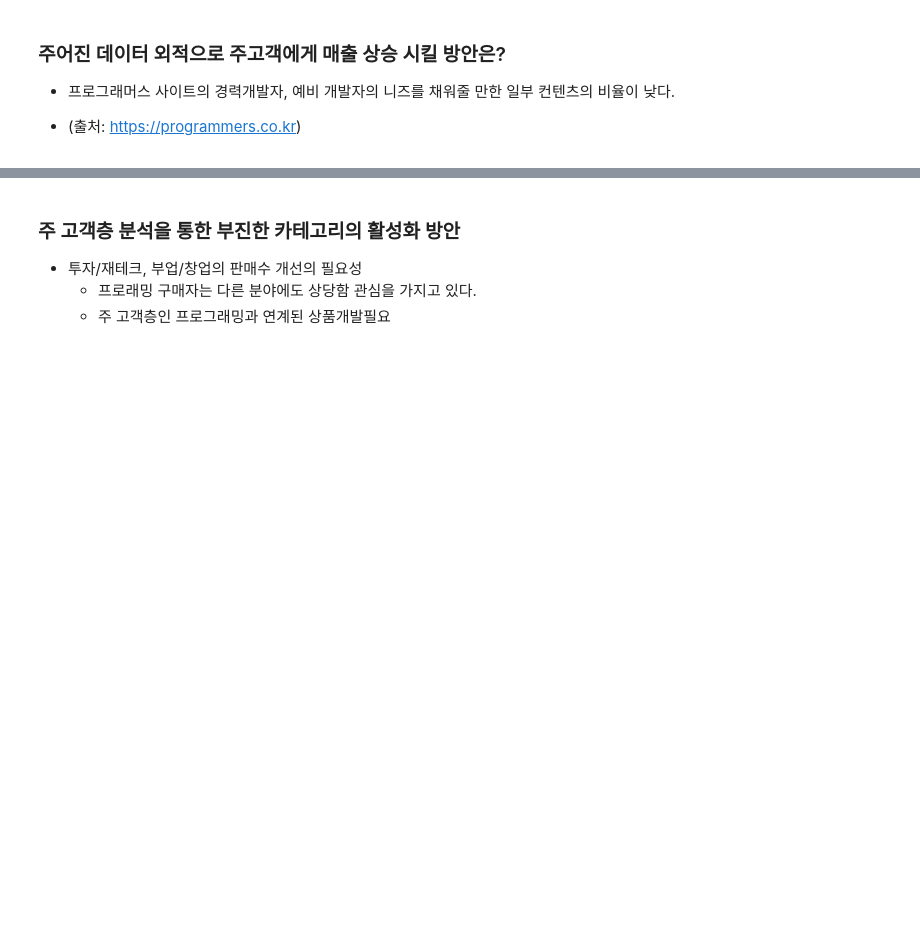
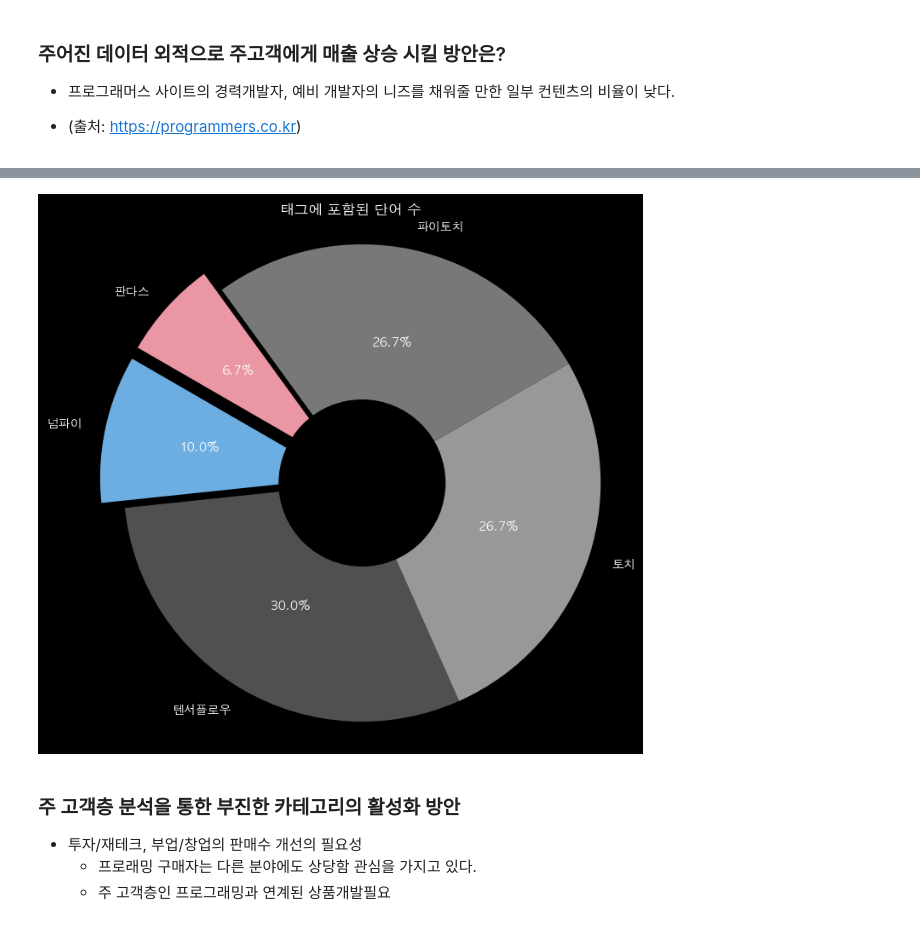
Before and after one commit to jasonheesanglee/YEAR_DREAM, a Jupyter notebook: FC_PJT/FC_PJT2.ipynb, the cells around one changed output, grey strips where cells are left out. Drawn from its saved outputs; the diff is of its cells as text; code cells hidden in the pictures; blank space fills up the shorter version.

```diff
--- a/FC_PJT/FC_PJT2.ipynb
+++ b/FC_PJT/FC_PJT2.ipynb
@@ -842,3 +1023,26 @@ plt.show()
+# %%
+categories = ['넘파이', '텐서플로우', '토치', '파이토치', '판다스']
+counts = [count_numpy, count_tensorflow, count_torch, count_pytorch, count_pandas]
+colors = ['#6DAEE2', '#505050', '#989898', '#787878', '#EA96A3']  # 각 항목의 색상 지정
+explode = [0.1 if count in sorted(counts)[:2] else 0 for count in counts]
+fig, ax = plt.subplots(figsize=(8, 8))
+ax.set_facecolor('black')
+fig.patch.set_facecolor('black')
+# 파이 차트 그리기
+wedges, texts, autotexts = ax.pie(counts, labels=categories, colors=colors, autopct='%1.1f%%', startangle=150, explode=explode)
+# 텍스트 색상 설정
+for text, autotext in zip(texts, autotexts):
+    text.set_color('white')
+    autotext.set_color('white')
+# 그래프에 제목 추가
+ax.set_title('태그에 포함된 단어 수', color='white')
+# 가운데 구멍 뚫기
+centre_circle = plt.Circle((0, 0), 0.35, color='black', fc='black', linewidth=0)
+fig.gca().add_artist(centre_circle)
+plt.axis('equal')
+plt.show()
+# %% [output]
+[figure, added]
 # %% [markdown]
 ### 주 고객층 분석을 통한 부진한 카테고리의 활성화 방안
 - 투자/재테크, 부업/창업의 판매수 개선의 필요성
```
Also changed, not shown: parts of 66 cells of this notebook.
